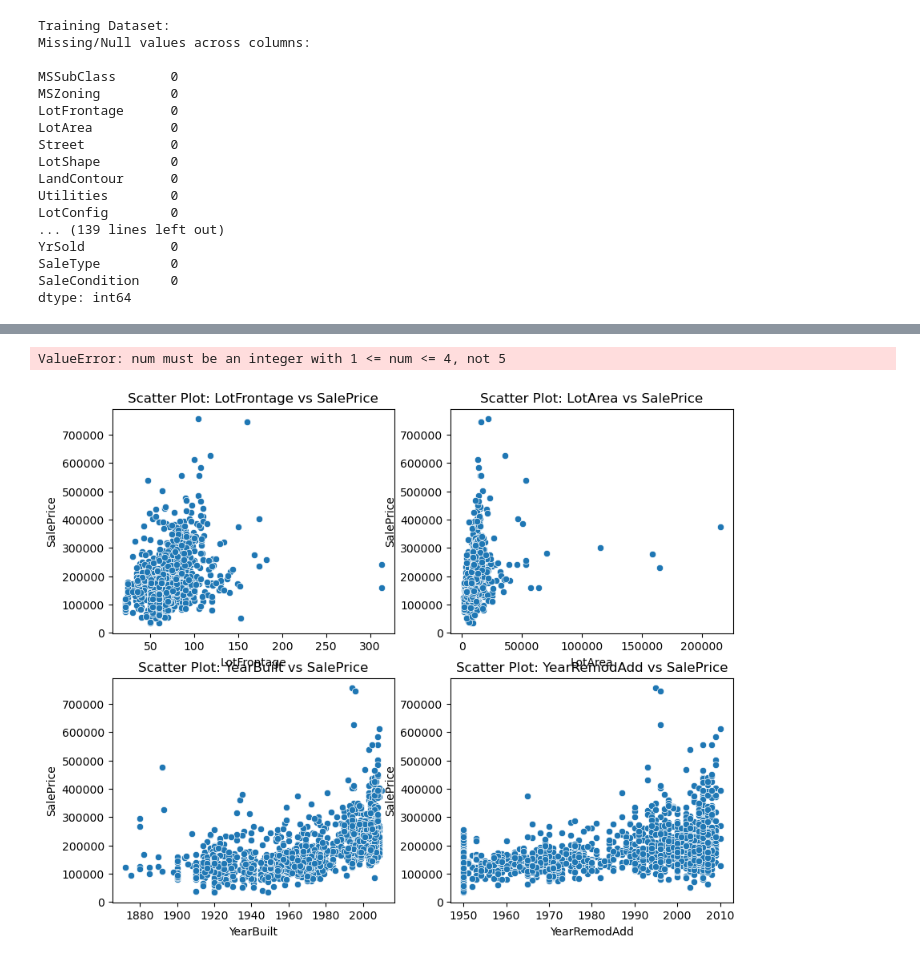
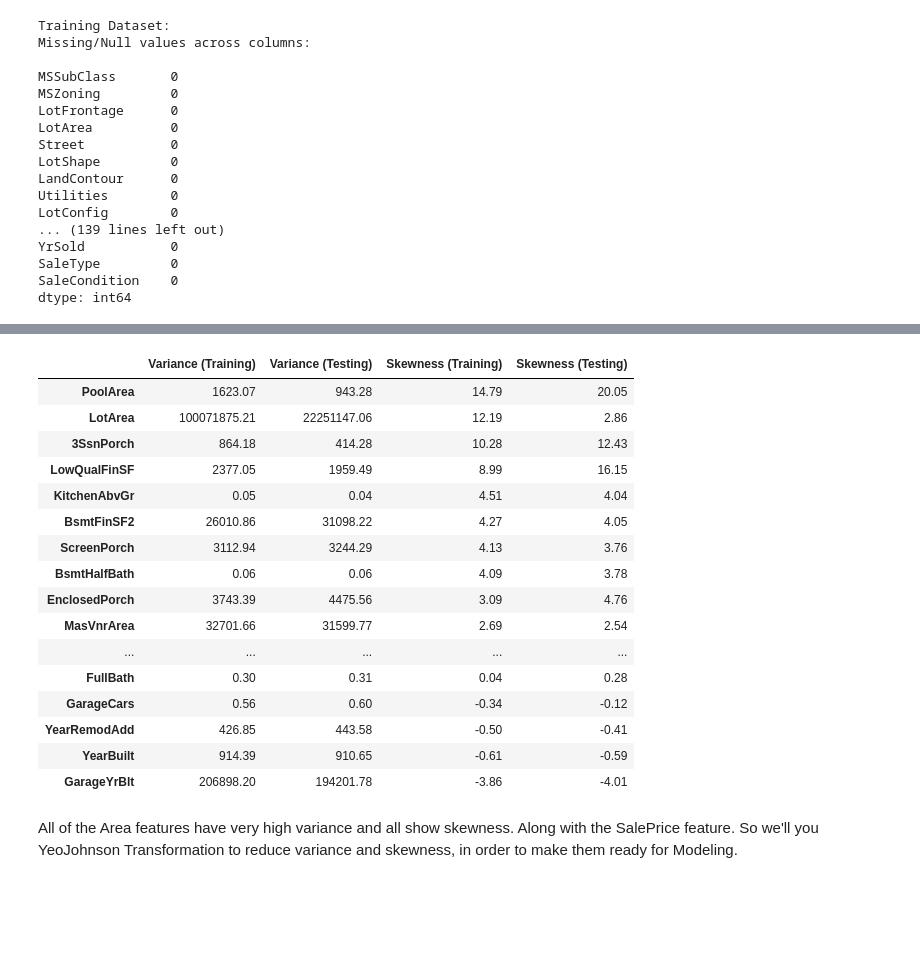
Before and after one commit to bilal1203/Supervised-Learning-Regression-Algorithms-Implementation, a Jupyter notebook: EDA and DataPreprocessing/EDA_ and_DataPreprocessing.ipynb, the cells around one changed output, grey strips where cells are left out. Drawn from its saved outputs; the diff is of its cells as text; code cells hidden in the pictures; blank space fills up the shorter version.

```diff
--- a/EDA and DataPreprocessing/EDA_ and_DataPreprocessing.ipynb
+++ b/EDA and DataPreprocessing/EDA_ and_DataPreprocessing.ipynb
@@ -407,7 +412,16 @@ for name, data in datas:
 # Filling Missing values across GarageYrBlt (Numerical Feature)
 for name, data in datas:
     missing_value_bef = data["GarageYrBlt"].isna().sum()
-    data["GarageYrBlt"] = data["GarageYrBlt"].fillna('0')
+    data["GarageYrBlt"] = data["GarageYrBlt"].fillna(0)
+    data['GarageYrBlt'] = data['GarageYrBlt'].astype(int)
+    # Update the datas list with the new df_test
+    if name == "Training Dataset":
+        data_copy = data
+        datas = [('Training Dataset', data_copy), ('Testing Dataset', df_test)]
+    elif name == "Testing Dataset":
+        df_test = data
+        datas = [('Training Dataset', data_copy), ('Testing Dataset', df_test)]
+
     missing_value_aft = data["GarageYrBlt"].isna().sum()
     # Print number of missing values left
     print(f'\n\n\n{name}["{"GarageYrBlt"}"] missing values:\n')
@@ -802,12 +811,0 @@ plt.show()
-# %%
-# Scatter Plots with SalePrice
-plt.figure(figsize=(10, 8))
-for i, col in enumerate(numerical_features, 1):
-    plt.subplot(2, 2, i)
-    sns.scatterplot(x=data_copy[col], y=data_copy['SalePrice'])
-    plt.title(f'Scatter Plot: {col} vs SalePrice')
-plt.tight_layout()
-plt.show()
-# %% [output]
-ValueError: num must be an integer with 1 <= num <= 4, not 5
-[figure, removed]
@@ -813,0 +867,46 @@ ValueError: num must be an integer with 1 <= num <= 4, not 5
+# %%
+pd.set_option('display.float_format', lambda x: '%.2f' % x)
+
+# Calculate variance for training and testing datasets
+train_var = data_copy[numerical_features].var()
+test_var = df_test[[feature for feature in numerical_features if feature != 'SalePrice']].var()
+
+# Compute skewness for the training and testing datasets
+train_skew = data_copy[numerical_features].apply(lambda x: x.skew())
+test_skew = df_test[[feature for feature in numerical_features if feature != 'SalePrice']].apply(lambda x: x.skew())
+
+# Combine into a single DataFrame
+summary_df = pd.DataFrame({
+    'Variance (Training)': train_var,
+    'Variance (Testing)': test_var,
+    'Skewness (Training)': train_skew,
+    'Skewness (Testing)': test_skew
+})
+
+# Sort by skewness in training data
+summary_df = summary_df.sort_values(by='Skewness (Training)', ascending=False)
+
+# Print the summary dataframe
+display(summary_df)
+
+pd.reset_option('display.float_format')
+# %% [output]
+|  | Variance (Training) | Variance (Testing) | Skewness (Training) | Skewness (Testing) |
+| PoolArea | 1623.07 | 943.28 | 14.79 | 20.05 |
+| LotArea | 100071875.21 | 22251147.06 | 12.19 | 2.86 |
+| 3SsnPorch | 864.18 | 414.28 | 10.28 | 12.43 |
+| LowQualFinSF | 2377.05 | 1959.49 | 8.99 | 16.15 |
+| KitchenAbvGr | 0.05 | 0.04 | 4.51 | 4.04 |
+| BsmtFinSF2 | 26010.86 | 31098.22 | 4.27 | 4.05 |
+| ScreenPorch | 3112.94 | 3244.29 | 4.13 | 3.76 |
+| BsmtHalfBath | 0.06 | 0.06 | 4.09 | 3.78 |
+| EnclosedPorch | 3743.39 | 4475.56 | 3.09 | 4.76 |
+| MasVnrArea | 32701.66 | 31599.77 | 2.69 | 2.54 |
+| ... | ... | ... | ... | ... |
+| FullBath | 0.30 | 0.31 | 0.04 | 0.28 |
+| GarageCars | 0.56 | 0.60 | -0.34 | -0.12 |
+| YearRemodAdd | 426.85 | 443.58 | -0.50 | -0.41 |
+| YearBuilt | 914.39 | 910.65 | -0.61 | -0.59 |
+| GarageYrBlt | 206898.20 | 194201.78 | -3.86 | -4.01 |
+# %% [markdown]
+All of the Area features have very high variance and all show skewness. Along with the SalePrice feature. So we'll you YeoJohnson Transformation to reduce variance and skewness, in order to make them ready for Modeling.
```
Also changed, not shown: parts of 33 cells of this notebook.
